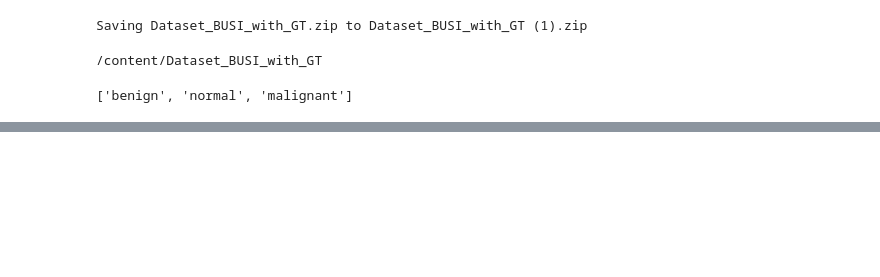
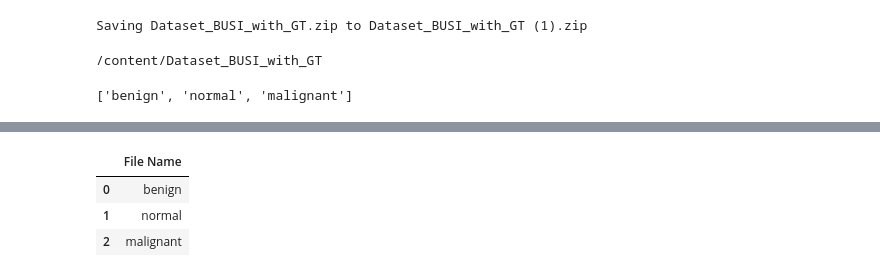
Before and after one commit to Lexie-D/Breast-Cancer-Classification, a Jupyter notebook: Breast_Cancer_classification.ipynb, the cells around one changed output, grey strips where cells are left out. Cells and saved outputs as stored; diff of their text form; code cells hidden in the pictures; blank space fills up the shorter version.

```diff
--- a/Breast_Cancer_classification.ipynb
+++ b/Breast_Cancer_classification.ipynb
@@ -69,0 +99,10 @@ os.listdir(extracted_path)
+# %%
+pd.DataFrame(
+    os.listdir(extracted_path),
+    columns = ['File Name']
+)
+# %% [output]
+|  | File Name |
+| 0 | benign |
+| 1 | normal |
+| 2 | malignant |
```
Also changed, not shown: parts of 11 cells of this notebook.
